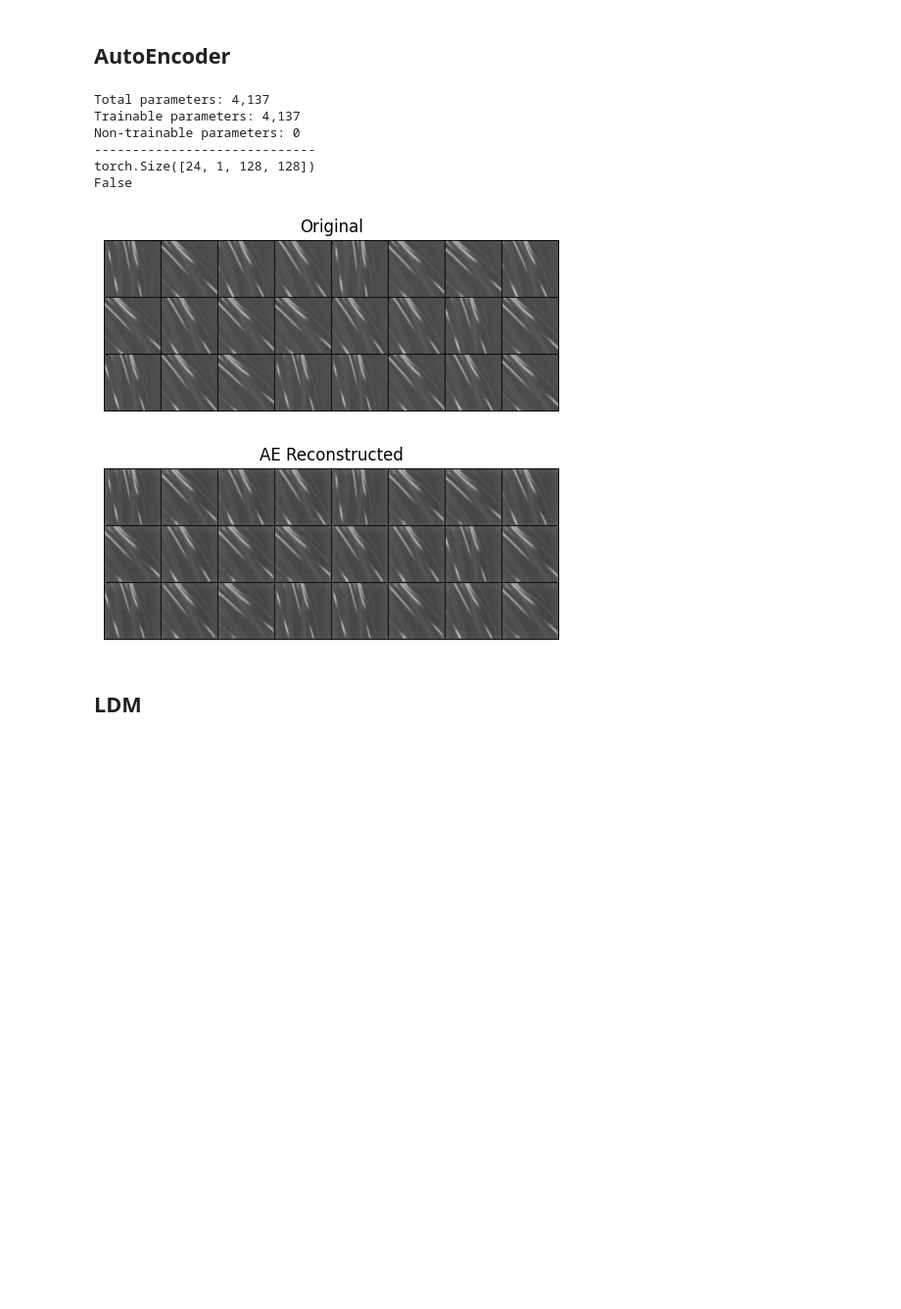
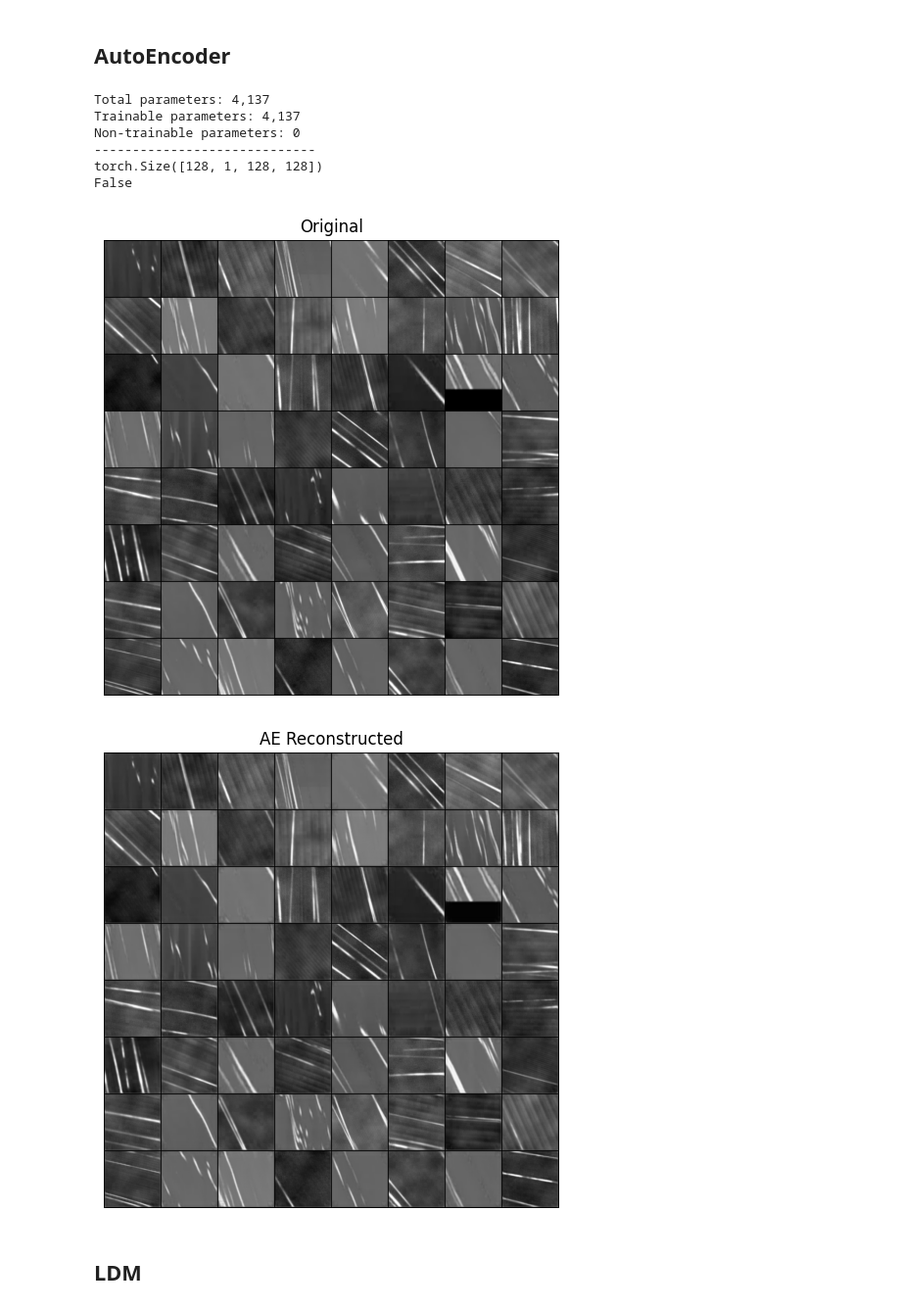
Before and after one commit to suubek/Diffusion_MNIST_to_STI, a Jupyter notebook: src/visualize_results.ipynb, the cells around one changed output. Shown at 98% size. Cells and saved outputs as stored; diff of their text form; code cells hidden in the pictures; blank space fills up the shorter version.

Commit message:
first iteration of synthetic injected data

```diff
--- a/src/visualize_results.ipynb
+++ b/src/visualize_results.ipynb
@@ -109,7 +109,7 @@ plt.show()
 #@title Visualize trained autoencoder
 # Load model
 device = 'cuda'
-ckpt = torch.load(r'..\model_objects\ckpt_rounded_STI_mse_100e.pth', map_location=device)
+ckpt = torch.load(r'..\model_objects\ckpt_synth_mix_STI_mse_100e.pth', map_location=device)
 ae_model = AutoEncoder([4, 8, 16]).cuda()
 ae_model = ae_model.to(device)
 ae_model.load_state_dict(ckpt)
@@ -123,14 +123,18 @@ print(f"Non-trainable parameters: {total_params - trainable_params:,}")
 print("-----------------------------")
 
 # Prep dataloader
-batch_size =  24
+batch_size =  128
 # dataset = MNIST('.', train=True, transform=transforms.ToTensor(), download=True)
 # data_loader = DataLoader(dataset, batch_size=batch_size, shuffle=True, num_workers=0)
 
-label_path = r'../data/master_labels.npy'
-labels = np.load(label_path)
-data_path = r'../data/master_rotated_data.npy'
-data = np.load(data_path)
+labels = np.load(r'../data/master_labels.npy')
+data = np.load(r'../data/master_data_labeled.npy')
+labels = np.round(labels)
+synth_labels = np.load(r'../data/synth_labels.npy', allow_pickle=True)
+synth_data = np.load(r'../data/synth_grayscale_images.npy')
+
+labels = np.concat((labels, synth_labels))
+data = np.concat((data, synth_data))
 
 labels = torch.from_numpy(labels)
 data = torch.from_numpy(data)
@@ -141,36 +145,36 @@ labels = labels.long()
 data = data.float()
 
 dataset = MyDataset(data, labels)
 data_loader = DataLoader(dataset, batch_size=batch_size, shuffle=True, num_workers=4)
 
 
 # Get next batch
 x, y = next(iter(data_loader))
 print(x.shape)
 x_hat = ae_model(x.to(device)).cpu().detach()
 
 print(id(x) == id(x_hat))
 
 plt.figure(figsize=(6,6.5))
 plt.axis('off')
 plt.imshow(make_grid(x[:64,:,:,:].cpu()).permute([1,2,0]), vmin=0., vmax=1.)
 plt.title("Original")
 plt.show()
 
 plt.figure(figsize=(6,6.5))
 plt.axis('off')
 plt.imshow(make_grid(x_hat[:64,:,:,:].cpu()).permute([1,2,0]), vmin=0., vmax=1.)
 plt.title("AE Reconstructed")
 plt.show()
 # %% [output]
 Total parameters: 4,137
 Trainable parameters: 4,137
 Non-trainable parameters: 0
 -----------------------------
-torch.Size([24, 1, 128, 128])
+torch.Size([128, 1, 128, 128])
 False
-[figure, old version]
+[figure, new version]
-[figure, old version]
+[figure, new version]
 # %% [markdown]
 ## LDM
 # %%
```
Also changed, not shown: parts of 1 cell of this notebook, 4 other files.
